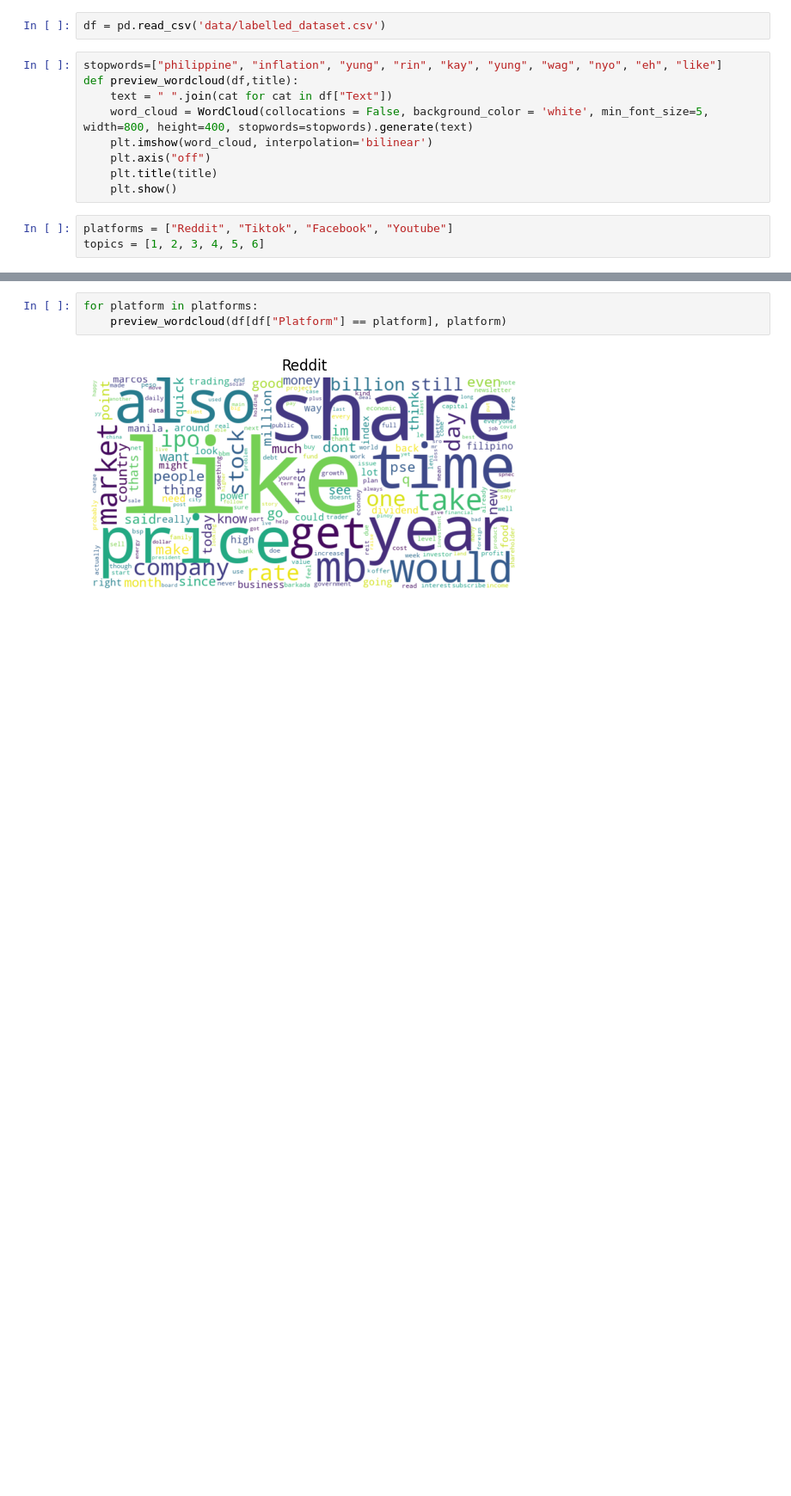
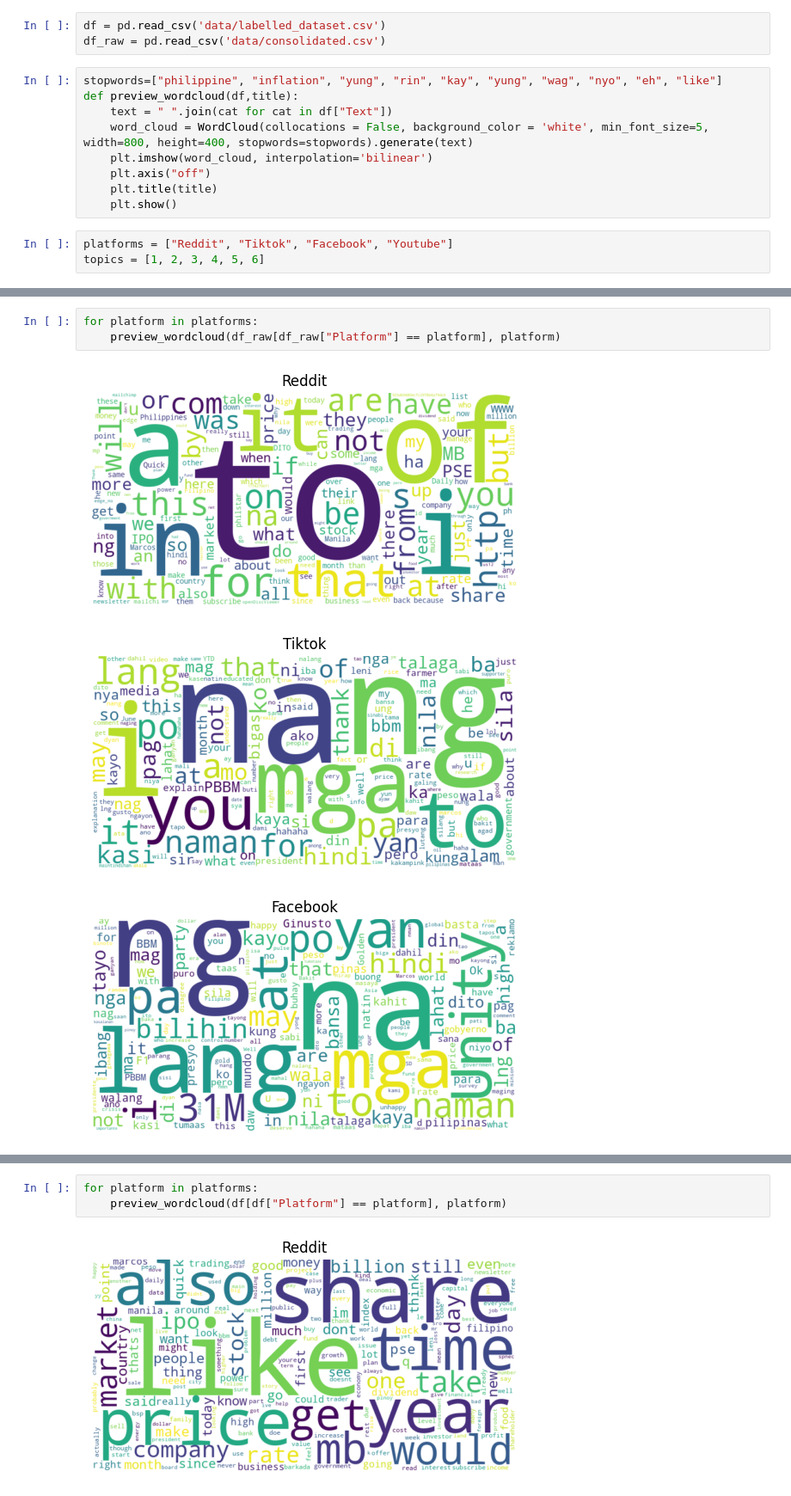
Before and after one commit to ABCD-EDU/LDA-ph-inflation, a Jupyter notebook: eda_labelled_2.ipynb, the cells around one changed output, grey strips where cells are left out. Shown at 86% size. Drawn from its saved outputs; the diff is of its cells as text; blank space fills up the shorter version.

```diff
--- a/eda_labelled_2.ipynb
+++ b/eda_labelled_2.ipynb
@@ -6,6 +6,7 @@ import matplotlib.pyplot as plt
 from wordcloud import WordCloud
 # %%
 df = pd.read_csv('data/labelled_dataset.csv')
+df_raw = pd.read_csv('data/consolidated.csv')
 # %%
 stopwords=["philippine", "inflation", "yung", "rin", "kay", "yung", "wag", "nyo", "eh", "like"]
 def preview_wordcloud(df,title):
@@ -20,0 +41,7 @@ topics = [1, 2, 3, 4, 5, 6]
+# %%
+for platform in platforms:
+    preview_wordcloud(df_raw[df_raw["Platform"] == platform], platform)
+# %% [output]
+[figure, added]
+[figure, added]
+[figure, added]
```
Also changed, not shown: parts of 3 cells of this notebook, 2 other files.
